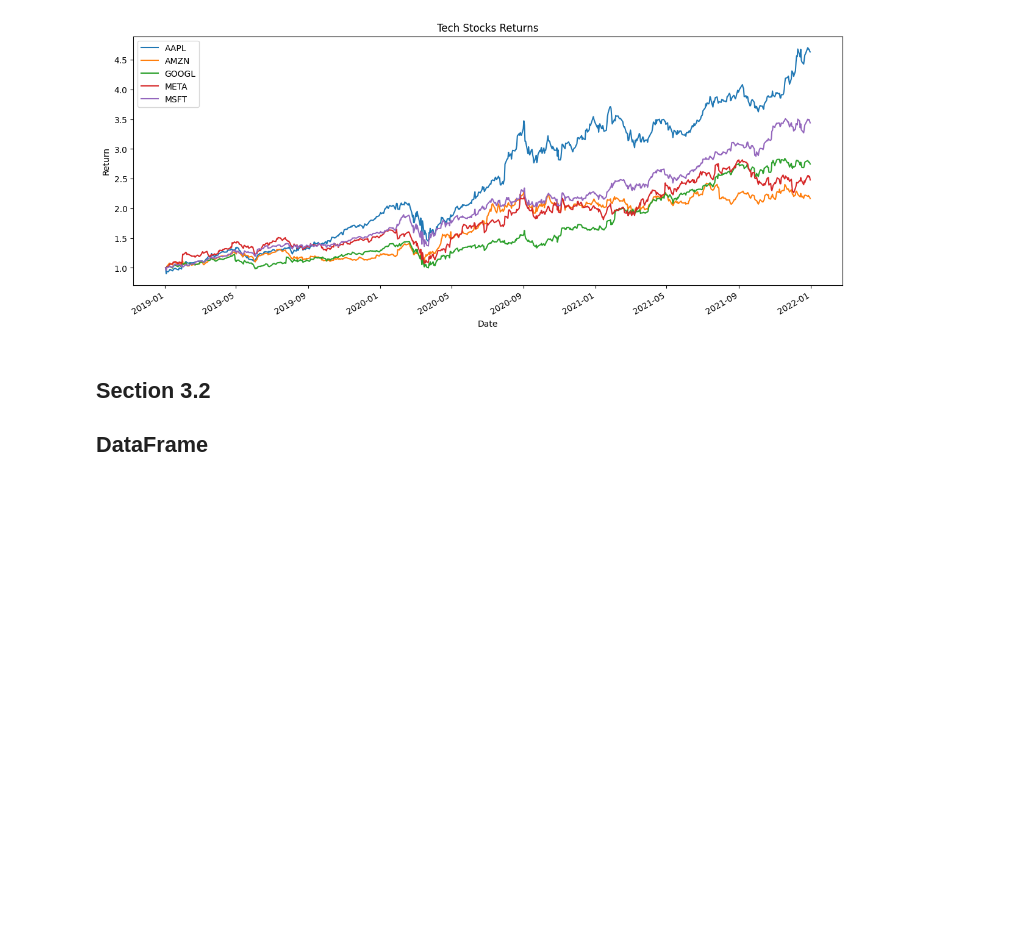
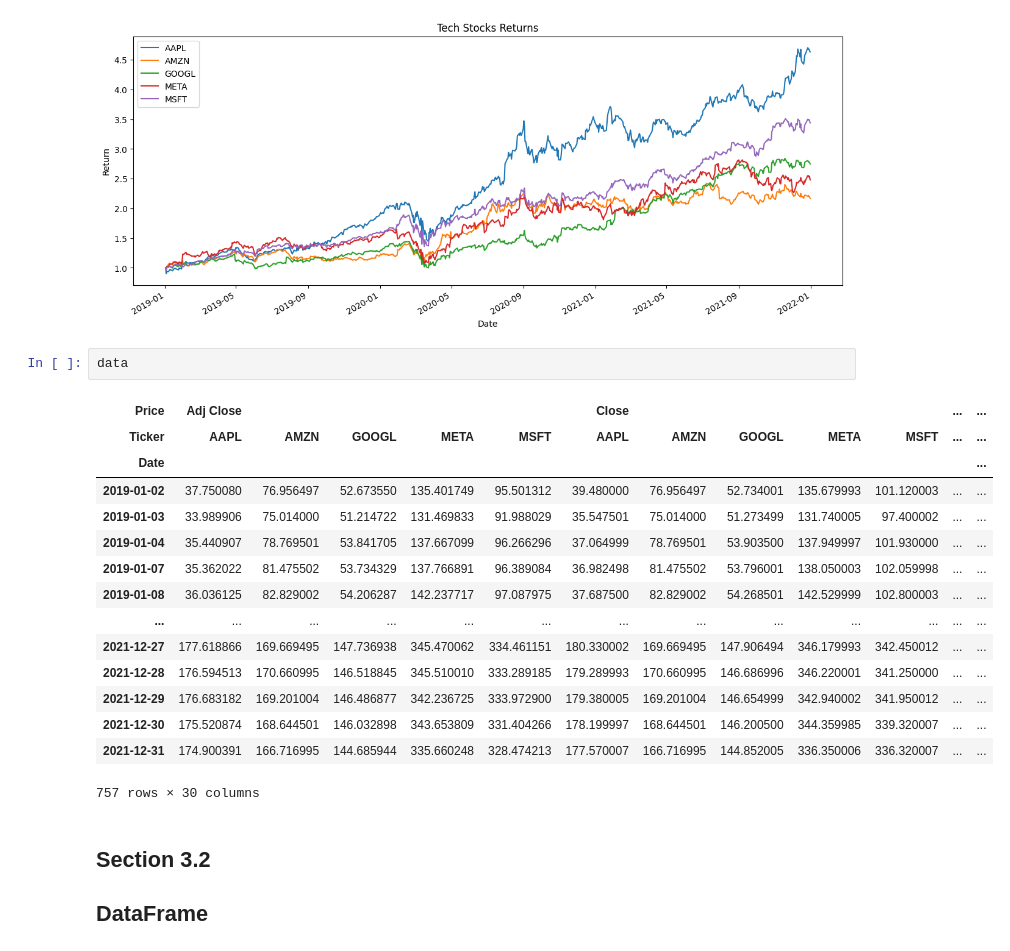
Before and after one commit to vnikoofard/Econofisica, a Jupyter notebook: 1-Programação e Analise de Dados/pyecon_ch3.ipynb, the cells around one changed output. Drawn from its saved outputs; the diff is of its cells as text; blank space fills up the shorter version.

```diff
--- a/1-Programação e Analise de Dados/pyecon_ch3.ipynb
+++ b/1-Programação e Analise de Dados/pyecon_ch3.ipynb
@@ -88,6 +88,24 @@ plt.legend()
 plt.show()
 # %% [output]
 [figure]
+# %%
+data
+# %% [output]
+| Price | Adj Close |  |  |  |  | Close |  |  |  |  | ... | ... |
+| Ticker | AAPL | AMZN | GOOGL | META | MSFT | AAPL | AMZN | GOOGL | META | MSFT | ... | ... |
+| Date |  |  |  |  |  |  |  |  |  |  |  | ... |
+| 2019-01-02 | 37.750080 | 76.956497 | 52.673550 | 135.401749 | 95.501312 | 39.480000 | 76.956497 | 52.734001 | 135.679993 | 101.120003 | ... | ... |
+| 2019-01-03 | 33.989906 | 75.014000 | 51.214722 | 131.469833 | 91.988029 | 35.547501 | 75.014000 | 51.273499 | 131.740005 | 97.400002 | ... | ... |
+| 2019-01-04 | 35.440907 | 78.769501 | 53.841705 | 137.667099 | 96.266296 | 37.064999 | 78.769501 | 53.903500 | 137.949997 | 101.930000 | ... | ... |
+| 2019-01-07 | 35.362022 | 81.475502 | 53.734329 | 137.766891 | 96.389084 | 36.982498 | 81.475502 | 53.796001 | 138.050003 | 102.059998 | ... | ... |
+| 2019-01-08 | 36.036125 | 82.829002 | 54.206287 | 142.237717 | 97.087975 | 37.687500 | 82.829002 | 54.268501 | 142.529999 | 102.800003 | ... | ... |
+| ... | ... | ... | ... | ... | ... | ... | ... | ... | ... | ... | ... | ... |
+| 2021-12-27 | 177.618866 | 169.669495 | 147.736938 | 345.470062 | 334.461151 | 180.330002 | 169.669495 | 147.906494 | 346.179993 | 342.450012 | ... | ... |
+| 2021-12-28 | 176.594513 | 170.660995 | 146.518845 | 345.510010 | 333.289185 | 179.289993 | 170.660995 | 146.686996 | 346.220001 | 341.250000 | ... | ... |
+| 2021-12-29 | 176.683182 | 169.201004 | 146.486877 | 342.236725 | 333.972900 | 179.380005 | 169.201004 | 146.654999 | 342.940002 | 341.950012 | ... | ... |
+| 2021-12-30 | 175.520874 | 168.644501 | 146.032898 | 343.653809 | 331.404266 | 178.199997 | 168.644501 | 146.200500 | 344.359985 | 339.320007 | ... | ... |
+| 2021-12-31 | 174.900391 | 166.716995 | 144.685944 | 335.660248 | 328.474213 | 177.570007 | 166.716995 | 144.852005 | 336.350006 | 336.320007 | ... | ... |
+757 rows × 30 columns
 # %% [markdown]
 ## Section 3.2
 ## DataFrame
```
Also changed, not shown: parts of 20 cells of this notebook, 2 other files.
